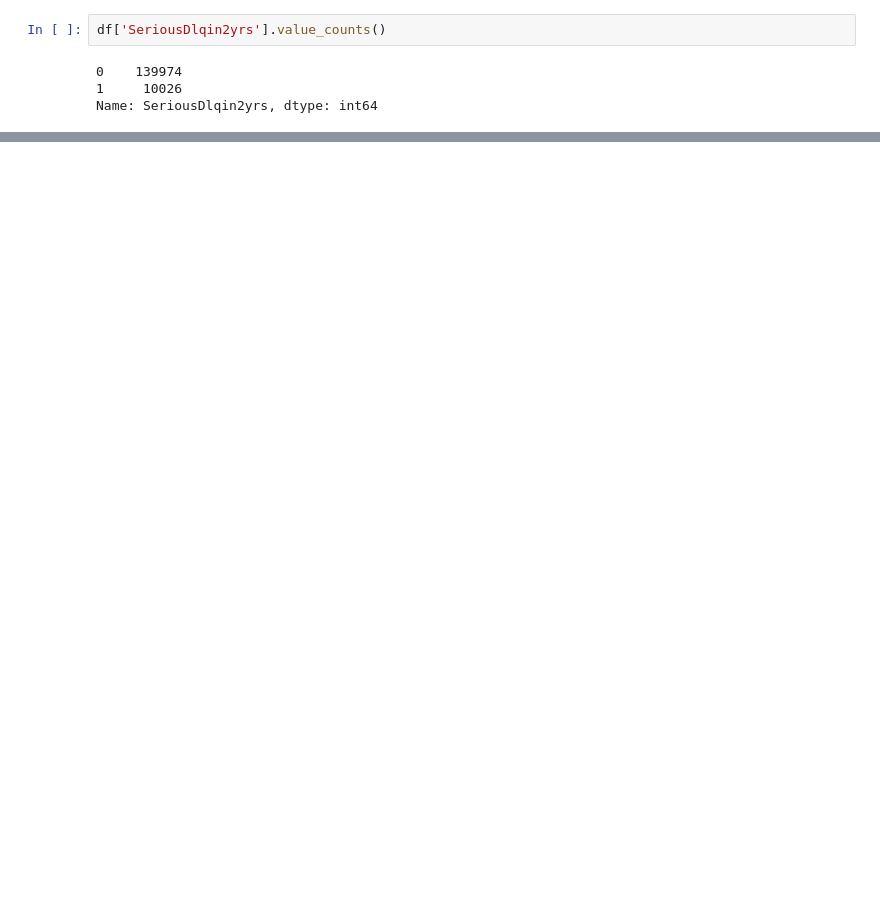
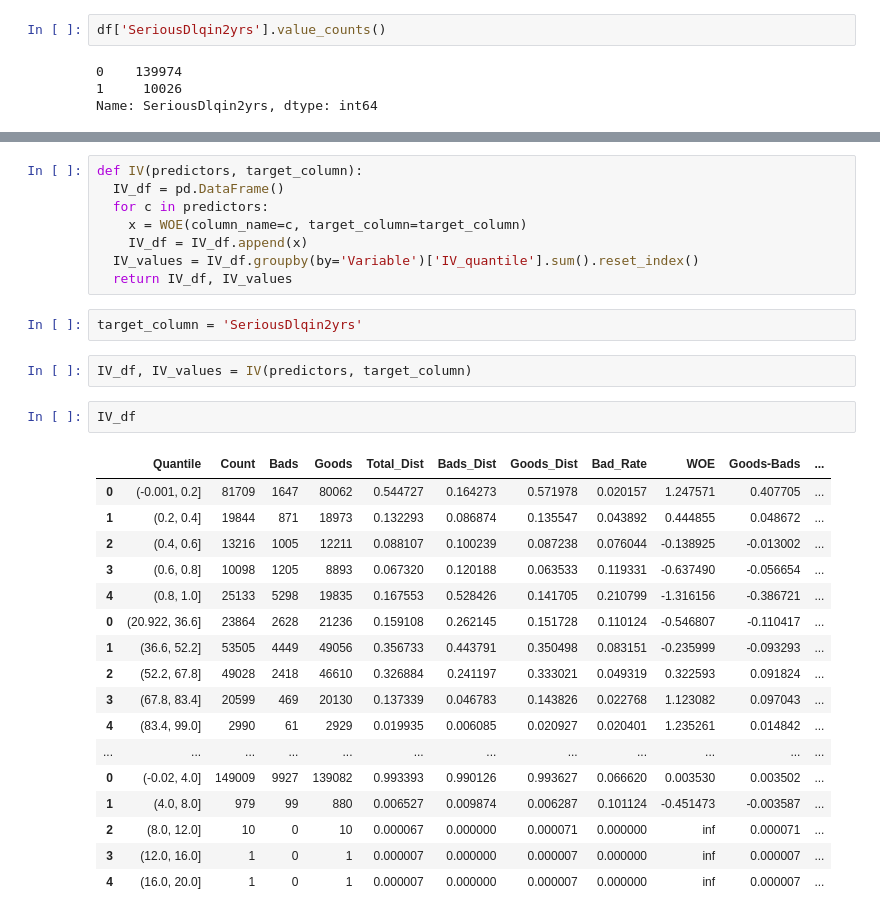
Before and after one commit to TarunMadan93/CreditScorecard, a Jupyter notebook: credit_scorecard_devlopment.ipynb, the cells around one changed output, grey strips where cells are left out. Drawn from its saved outputs; the diff is of its cells as text; blank space fills up the shorter version.

```diff
--- a/credit_scorecard_devlopment.ipynb
+++ b/credit_scorecard_devlopment.ipynb
@@ -263,0 +343,32 @@ a.iv.sum()
+# %%
+def IV(predictors, target_column):
+  IV_df = pd.DataFrame()
+  for c in predictors:
+    x = WOE(column_name=c, target_column=target_column)
+    IV_df = IV_df.append(x)
+  IV_values = IV_df.groupby(by='Variable')['IV_quantile'].sum().reset_index()
+  return IV_df, IV_values
+# %%
+target_column = 'SeriousDlqin2yrs'
+# %%
+IV_df, IV_values = IV(predictors, target_column)
+# %%
+IV_df
+# %% [output]
+|  | Quantile | Count | Bads | Goods | Total_Dist | Bads_Dist | Goods_Dist | Bad_Rate | WOE | Goods-Bads | ... |
+| 0 | (-0.001, 0.2] | 81709 | 1647 | 80062 | 0.544727 | 0.164273 | 0.571978 | 0.020157 | 1.247571 | 0.407705 | ... |
+| 1 | (0.2, 0.4] | 19844 | 871 | 18973 | 0.132293 | 0.086874 | 0.135547 | 0.043892 | 0.444855 | 0.048672 | ... |
+| 2 | (0.4, 0.6] | 13216 | 1005 | 12211 | 0.088107 | 0.100239 | 0.087238 | 0.076044 | -0.138925 | -0.013002 | ... |
+| 3 | (0.6, 0.8] | 10098 | 1205 | 8893 | 0.067320 | 0.120188 | 0.063533 | 0.119331 | -0.637490 | -0.056654 | ... |
+| 4 | (0.8, 1.0] | 25133 | 5298 | 19835 | 0.167553 | 0.528426 | 0.141705 | 0.210799 | -1.316156 | -0.386721 | ... |
+| 0 | (20.922, 36.6] | 23864 | 2628 | 21236 | 0.159108 | 0.262145 | 0.151728 | 0.110124 | -0.546807 | -0.110417 | ... |
+| 1 | (36.6, 52.2] | 53505 | 4449 | 49056 | 0.356733 | 0.443791 | 0.350498 | 0.083151 | -0.235999 | -0.093293 | ... |
+| 2 | (52.2, 67.8] | 49028 | 2418 | 46610 | 0.326884 | 0.241197 | 0.333021 | 0.049319 | 0.322593 | 0.091824 | ... |
+| 3 | (67.8, 83.4] | 20599 | 469 | 20130 | 0.137339 | 0.046783 | 0.143826 | 0.022768 | 1.123082 | 0.097043 | ... |
+| 4 | (83.4, 99.0] | 2990 | 61 | 2929 | 0.019935 | 0.006085 | 0.020927 | 0.020401 | 1.235261 | 0.014842 | ... |
+| ... | ... | ... | ... | ... | ... | ... | ... | ... | ... | ... | ... |
+| 0 | (-0.02, 4.0] | 149009 | 9927 | 139082 | 0.993393 | 0.990126 | 0.993627 | 0.066620 | 0.003530 | 0.003502 | ... |
+| 1 | (4.0, 8.0] | 979 | 99 | 880 | 0.006527 | 0.009874 | 0.006287 | 0.101124 | -0.451473 | -0.003587 | ... |
+| 2 | (8.0, 12.0] | 10 | 0 | 10 | 0.000067 | 0.000000 | 0.000071 | 0.000000 | inf | 0.000071 | ... |
+| 3 | (12.0, 16.0] | 1 | 0 | 1 | 0.000007 | 0.000000 | 0.000007 | 0.000000 | inf | 0.000007 | ... |
+| 4 | (16.0, 20.0] | 1 | 0 | 1 | 0.000007 | 0.000000 | 0.000007 | 0.000000 | inf | 0.000007 | ... |
```
Also changed, not shown: parts of 21 cells of this notebook.
